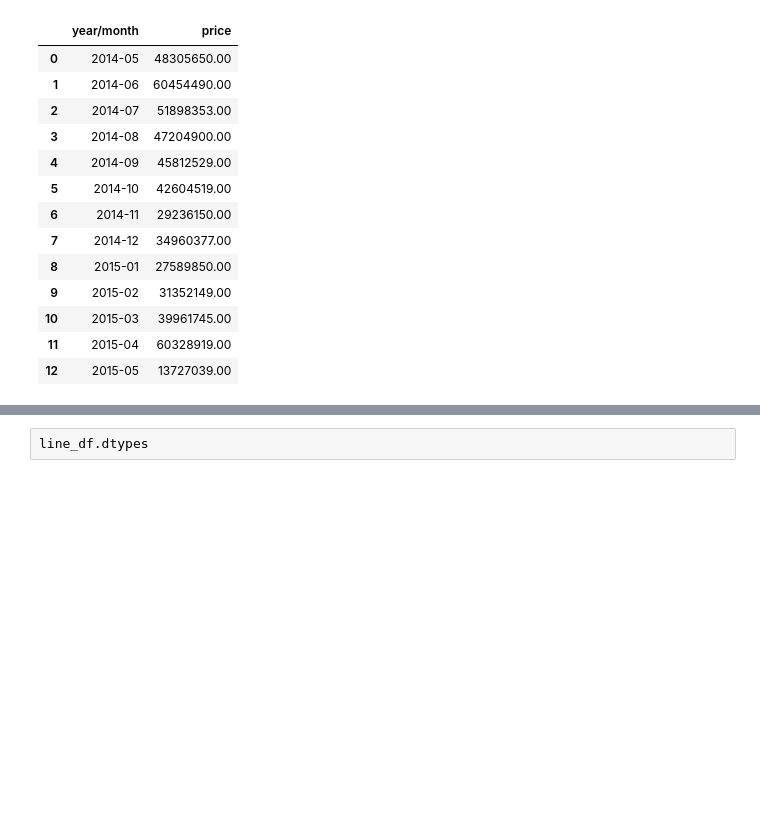
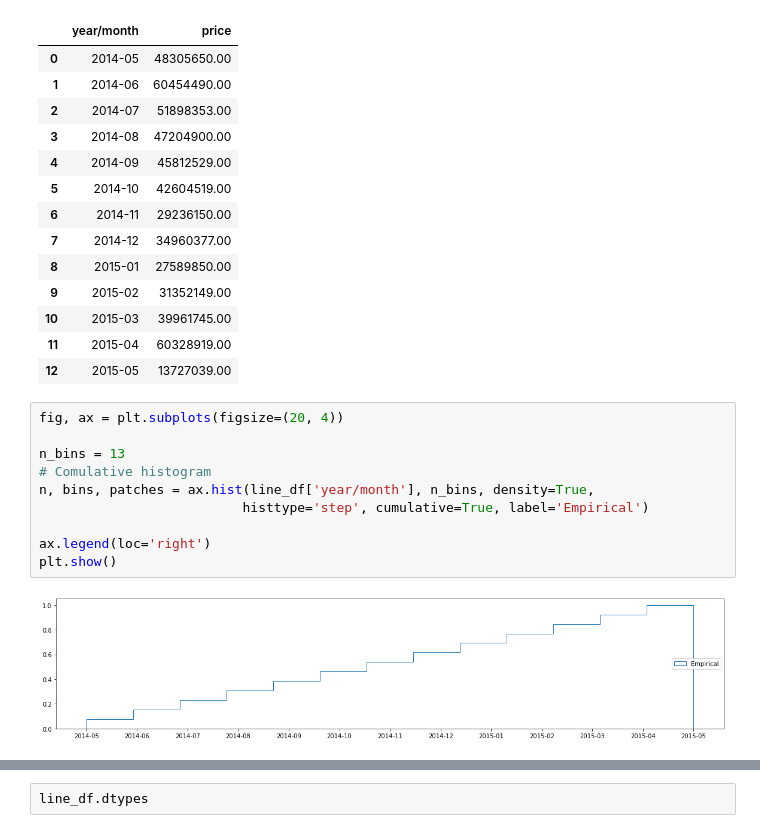
Before and after one commit to renankalfa/data-analysis-house-rocket, a Jupyter notebook: House Hocket - Data Analysis.ipynb, the cells around one changed output, grey strips where cells are left out. Drawn from its saved outputs; the diff is of its cells as text; blank space fills up the shorter version.

Commit message:
h4 graph

```diff
--- a/House Hocket - Data Analysis.ipynb
+++ b/House Hocket - Data Analysis.ipynb
@@ -400,3 +400,15 @@ line_df
 | 10 | 2015-03 | 39961745.00 |
 | 11 | 2015-04 | 60328919.00 |
 | 12 | 2015-05 | 13727039.00 |
+# %%
+fig, ax = plt.subplots(figsize=(20, 4))
+
+n_bins = 13
+# Comulative histogram
+n, bins, patches = ax.hist(line_df['year/month'], n_bins, density=True,
+                          histtype='step', cumulative=True, label='Empirical')
+
+ax.legend(loc='right')
+plt.show()
+# %% [output]
+[figure, added]
```
Also changed, not shown: parts of 1 cell of this notebook.
